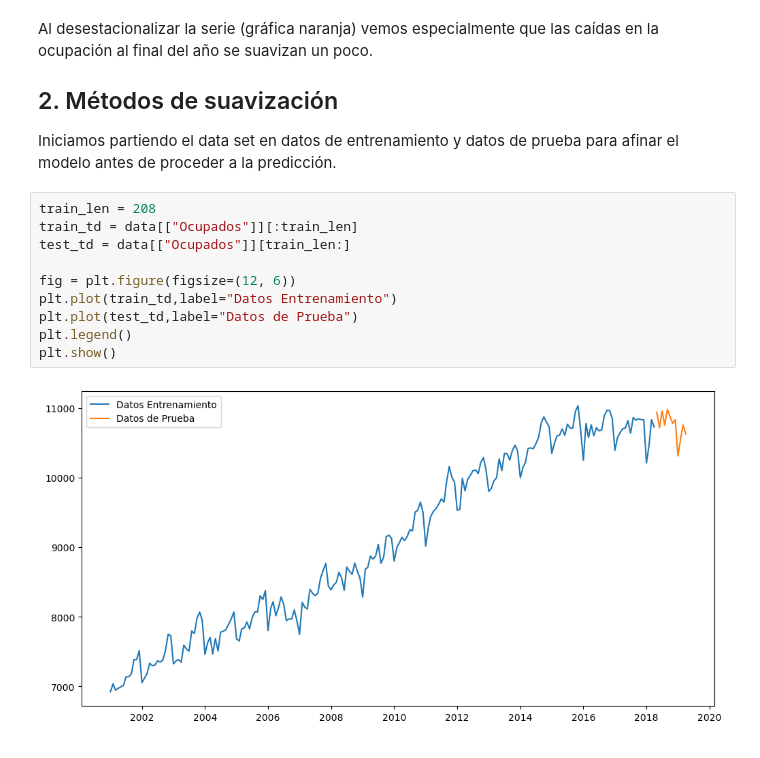
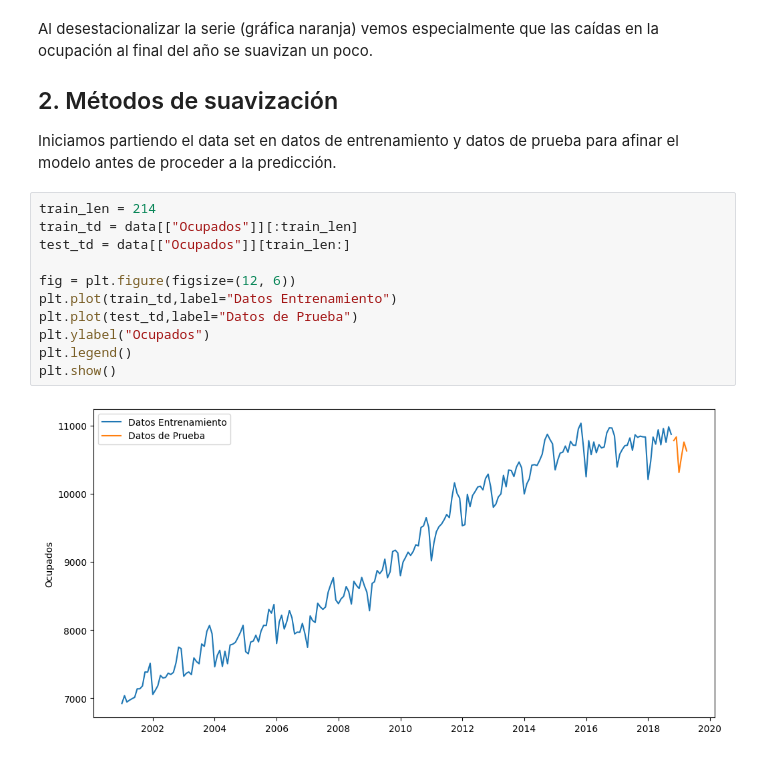
Before and after one commit to guzmanjs/MCD, a Jupyter notebook: Semestre 2/Fundamentos Analitica II/Ejercicios en clase/taller1_fundamentos_de_analitica2.ipynb, the cells around one changed output. Saved outputs shown, nothing was run; the diff lists cells and outputs as text.

```diff
--- a/Semestre 2/Fundamentos Analitica II/Ejercicios en clase/taller1_fundamentos_de_analitica2.ipynb
+++ b/Semestre 2/Fundamentos Analitica II/Ejercicios en clase/taller1_fundamentos_de_analitica2.ipynb
@@ -83,14 +84,15 @@ Al desestacionalizar la serie (gráfica naranja) vemos especialmente que las ca
 
 Iniciamos partiendo el data set en datos de entrenamiento y datos de prueba para afinar el modelo antes de proceder a la predicción.
 # %%
-train_len = 208
+train_len = 214
 train_td = data[["Ocupados"]][:train_len]
 test_td = data[["Ocupados"]][train_len:]
 
 fig = plt.figure(figsize=(12, 6))
 plt.plot(train_td,label="Datos Entrenamiento")
 plt.plot(test_td,label="Datos de Prueba")
+plt.ylabel("Ocupados")
 plt.legend()
 plt.show()
 # %% [output]
-[figure, old version]
+[figure, new version]
```
Also changed, not shown: parts of 37 cells of this notebook.
